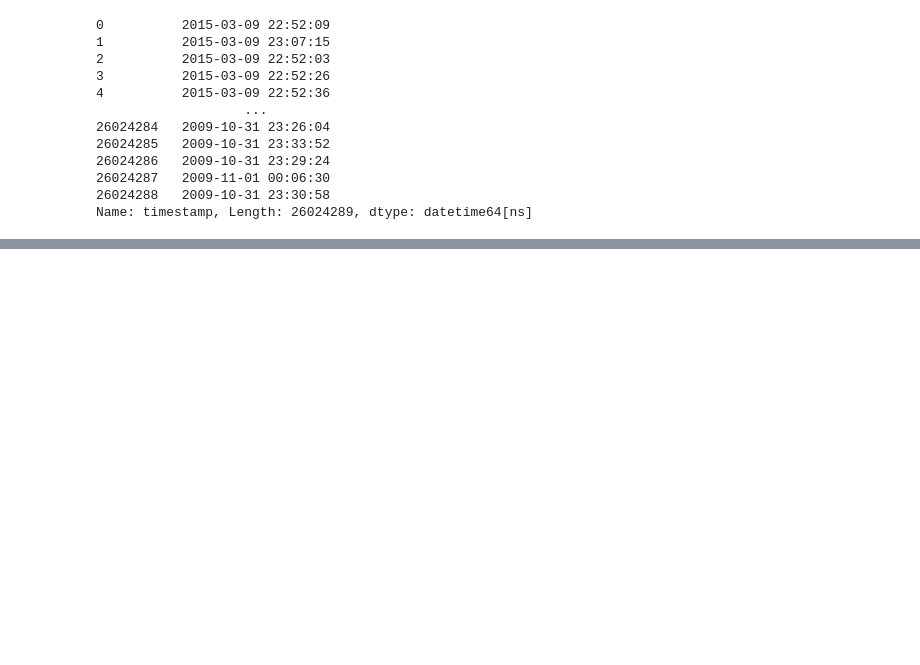
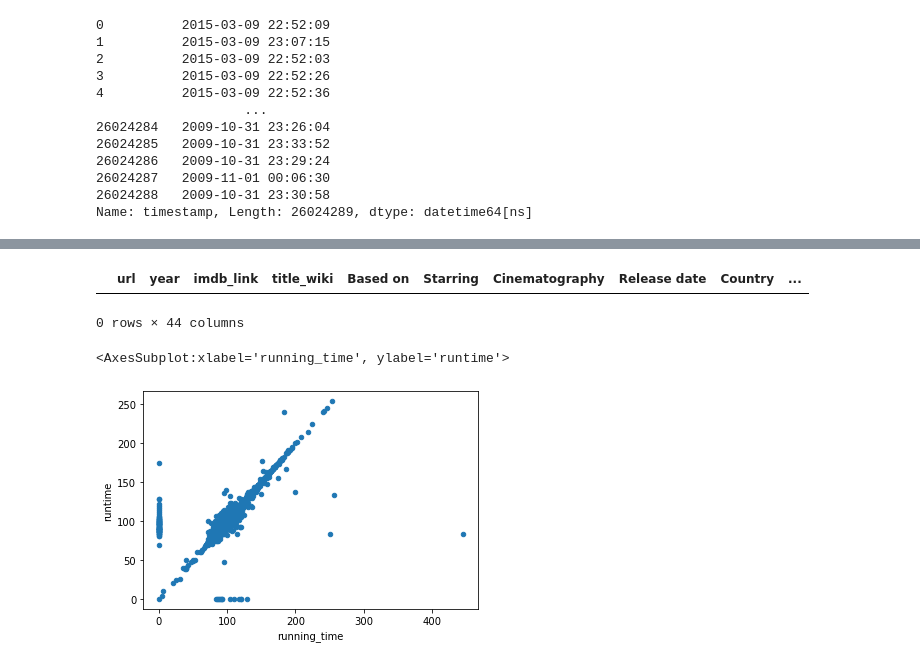
Before and after one commit to Ha-Duong-88/Movies-ETL, a Jupyter notebook: Movies-ETL.ipynb, the cells around one changed output, grey strips where cells are left out. Drawn from its saved outputs; the diff is of its cells as text; code cells hidden in the pictures; blank space fills up the shorter version.

Commit message:
Adding updated Movies_ETL.ipynb for class module.

```diff
--- a/Movies-ETL.ipynb
+++ b/Movies-ETL.ipynb
@@ -1140,0 +1151,7 @@ ratings['rating'].describe()
+# %%
+# 8.4.1 - Merge Wikiipedia and Kaggle Metadata
+# Look for redundant columns after we merge data
+# Print out list of columns to identify which ones are redundant
+
+movies_df = pd.merge(wiki_movies_df, kaggle_metadata, on='imdb_id', suffixes=['_wiki','_kaggle'])
+movies_df
@@ -1140,0 +1230,27 @@ ratings['rating'].describe()
+# %%
+# Both options look good
+# But Kaggle data looks a bit more consistent
+# So confirm there aren't missing titles in Kaggle data
+
+# Show any rows where title_kaggle is empty
+movies_df[(movies_df['title_kaggle'] == '') | (movies_df['title_kaggle'].isnull())]
+
+# note - no results returned --> we can drop Wikipedia titles
+# %% [output]
+|  | url | year | imdb_link | title_wiki | Based on | Starring | Cinematography | Release date | Country | ... |
+0 rows × 44 columns
+# %%
+# Look at running_time vs. runtime
+# scatter plot is a good way to give us a sense of how similiar the columns are to each other
+# If columns were exactly the same, we'd see a scatter plot of a perfectly straight line
+
+movies_df.fillna(0).plot(x='running_time', y='runtime', kind='scatter')
+
+# Notice that there are more data points on the origin of the Y axis than on
+# the origin of the X axis. Since the X axis is Wikipedia and the Y axis is Kaggle,
+# this means there are more missing entries in the Wikipedia data set than in the Kaggle data set
+# Also, most of the runtimes are pretty close to each other but the Wikipedia data has some outliers, so the Kaggle data is probably a better choice here.
+# we'll fill in the gaps with Wikipedia data.
+# %% [output]
+<AxesSubplot:xlabel='running_time', ylabel='runtime'>
+[figure, added]
```
Also changed, not shown: parts of 32 cells of this notebook.
